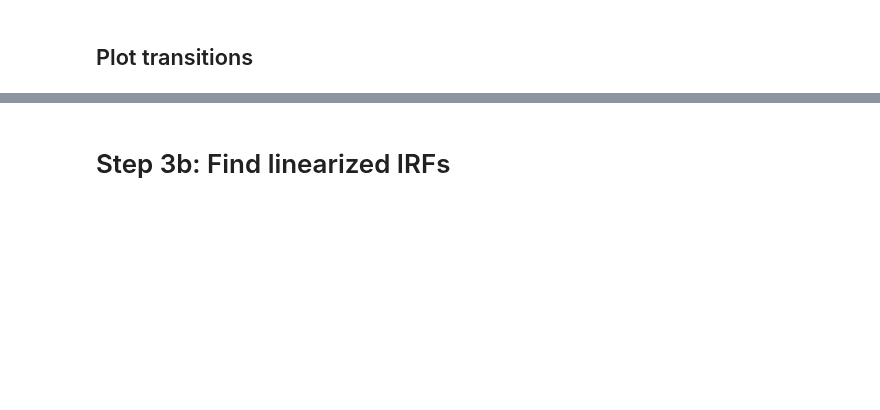
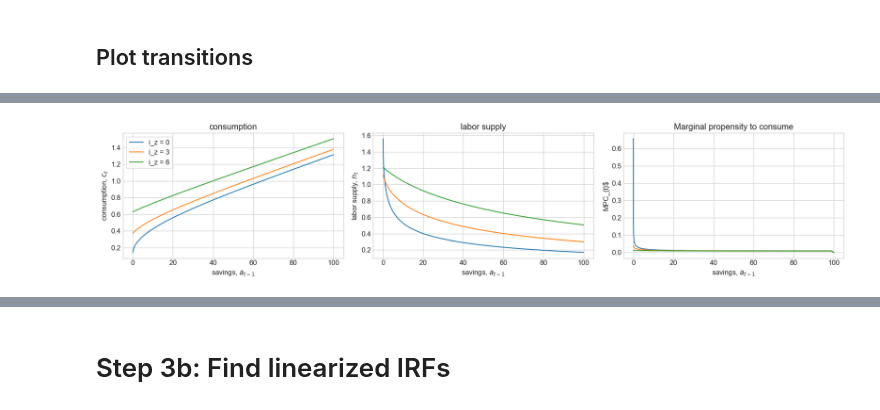
Before and after one commit to signehm0812/hank-speciale, a Jupyter notebook: two_sectors_subsistence/two_sector/HANK.ipynb, the cells around one changed output, grey strips where cells are left out. Drawn from its saved outputs; the diff is of its cells as text; code cells hidden in the pictures; blank space fills up the shorter version.

```diff
--- a/two_sectors_subsistence/two_sector/HANK.ipynb
+++ b/two_sectors_subsistence/two_sector/HANK.ipynb
@@ -221,0 +222,45 @@ model.show_IRFs(paths,lvl_value=lvl_value,T_max=20,ncols=4)
+# %%
+fig = plt.figure(figsize=(18,4),dpi=100)
+a_max = 500
+
+# a. consumption
+I = par.a_grid < a_max
+
+ax = fig.add_subplot(1,3,1)
+ax.set_title(f'consumption')
+
+for i_z in [0,par.Nz//2,par.Nz-1]:
+    ax.plot(par.a_grid[I],ss.c[0,i_z,I],label=f'i_z = {i_z}')
+
+ax.legend(frameon=True)
+ax.set_xlabel('savings, $a_{t-1}$')
+ax.set_ylabel('consumption, $c_t$')
+
+# B. labor supply
+I = par.a_grid < a_max
+
+ax = fig.add_subplot(1,3,2)
+ax.set_title(f'labor supply')
+
+for i_z in [0,par.Nz//2,par.Nz-1]:
+    ax.plot(par.a_grid[I],ss.ell[0,i_z,I],label=f'i_z = {i_z}')
+
+ax.set_xlabel('savings, $a_{t-1}$')
+ax.set_ylabel('labor supply, $n_{t}$')
+
+
+# c. MPC
+I = par.a_grid < a_max
+
+ax = fig.add_subplot(1,3,3)
+ax.set_title(f'Marginal propensity to consume')
+
+for i_z in [0,par.Nz//2,par.Nz-1]:
+    ax.plot(par.a_grid[I],MPC[0,i_z,I],label=f'i_z = {i_z}')
+
+ax.set_xlabel('savings, $a_{t-1}$')
+ax.set_ylabel('MPC_{t}$')
+
+fig.tight_layout()
+# %% [output]
+[figure, added]
```
Also changed, not shown: parts of 19 cells of this notebook, 3 other files.
